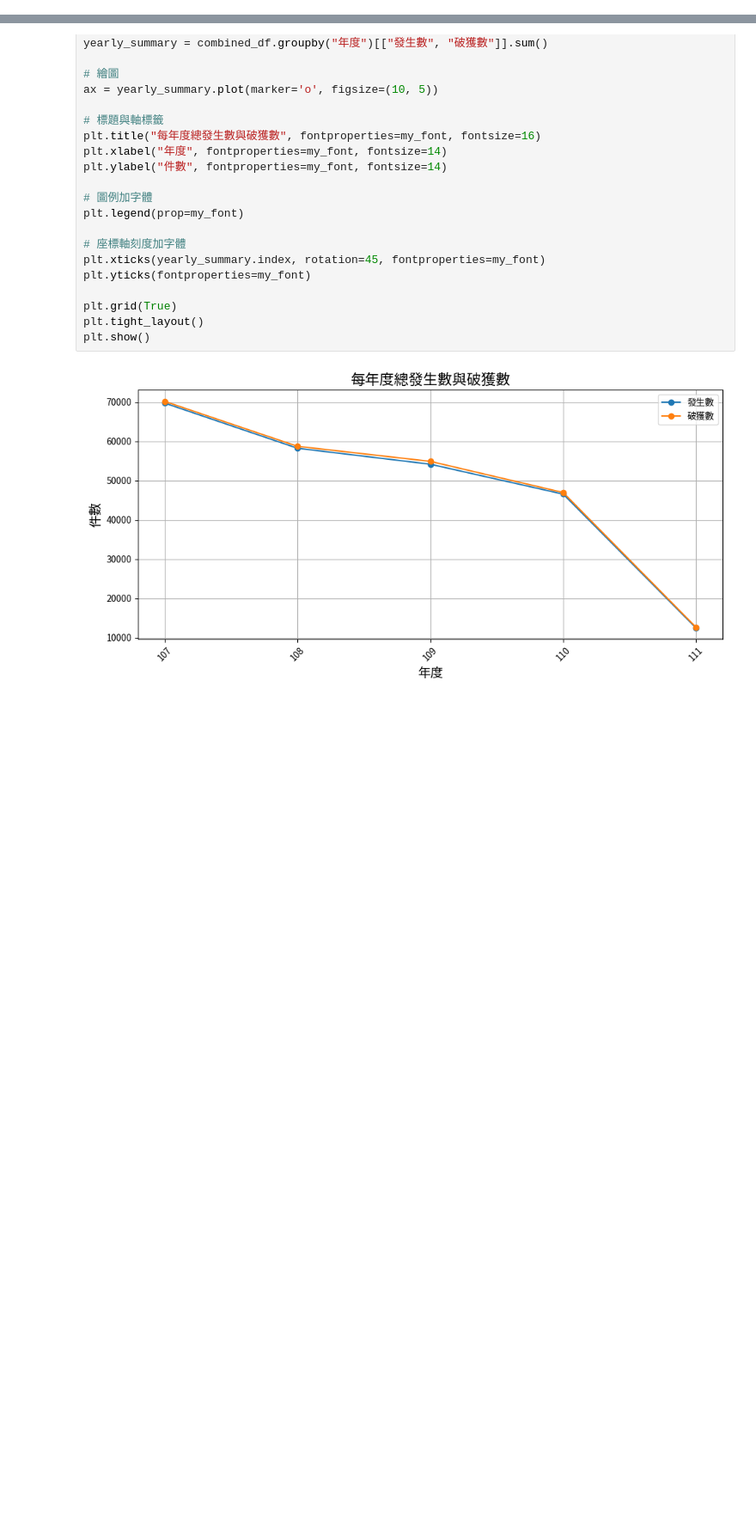
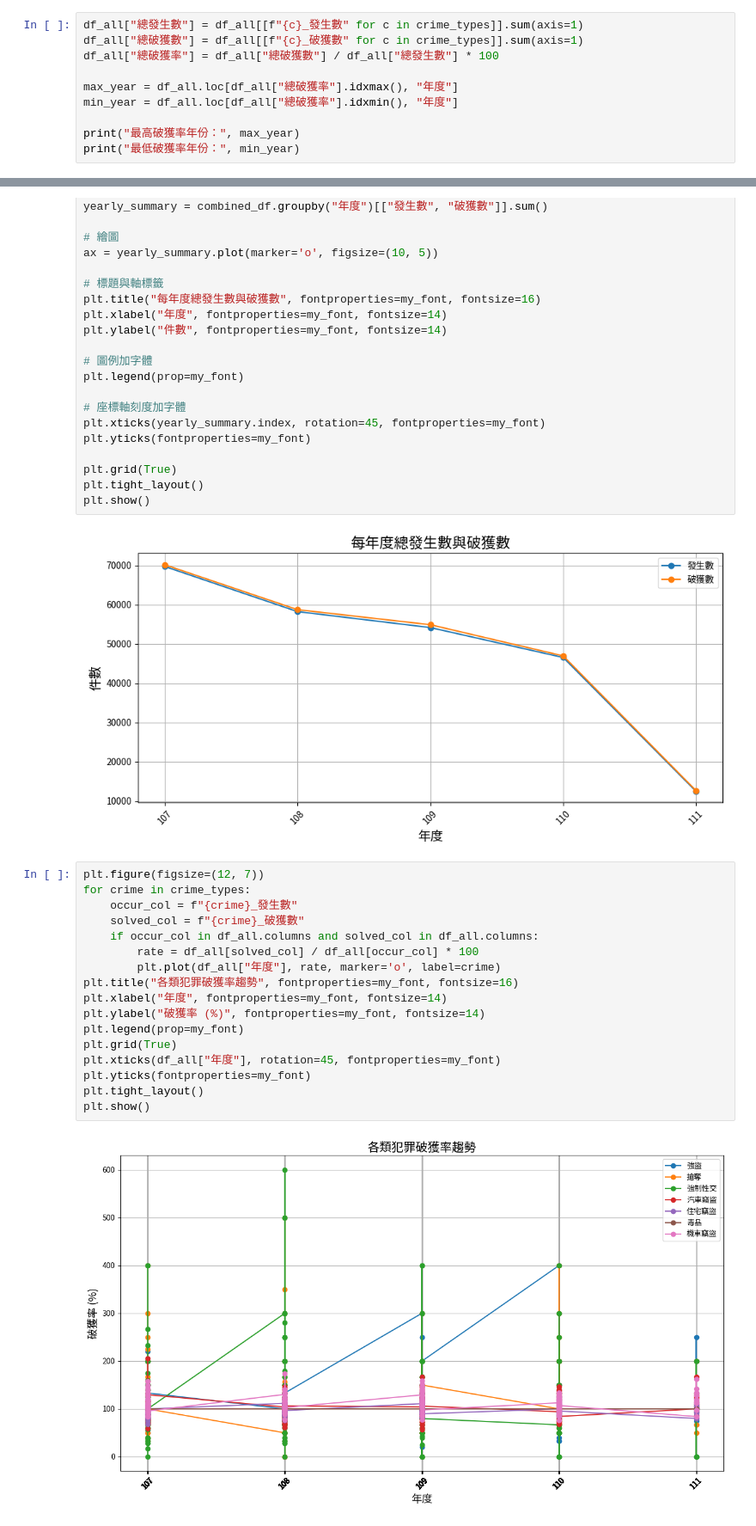
Before and after one commit to sakay0731/123, a Jupyter notebook: 法專三余潔期末作業.ipynb, the cells around one changed output, grey strips where cells are left out. Shown: that part at 86% size. Saved outputs shown, nothing was run; the diff lists cells and outputs as text; blank space fills up the shorter version.

```diff
--- a/法專三余潔期末作業.ipynb
+++ b/法專三余潔期末作業.ipynb
@@ -588,3 +588,13 @@ yearly_summary.sort_values("破獲率", ascending=False)
 | 110 | 46571 | 46980 | 100.88 |
 | 108 | 58273 | 58766 | 100.85 |
 | 107 | 69783 | 70219 | 100.62 |
+# %%
+df_all["總發生數"] = df_all[[f"{c}_發生數" for c in crime_types]].sum(axis=1)
+df_all["總破獲數"] = df_all[[f"{c}_破獲數" for c in crime_types]].sum(axis=1)
+df_all["總破獲率"] = df_all["總破獲數"] / df_all["總發生數"] * 100
+
+max_year = df_all.loc[df_all["總破獲率"].idxmax(), "年度"]
+min_year = df_all.loc[df_all["總破獲率"].idxmin(), "年度"]
+
+print("最高破獲率年份：", max_year)
+print("最低破獲率年份：", min_year)
@@ -652,3 +665,22 @@ plt.tight_layout()
 plt.show()
 # %% [output]
 [figure]
+# %%
+plt.figure(figsize=(12, 7))
+for crime in crime_types:
+    occur_col = f"{crime}_發生數"
+    solved_col = f"{crime}_破獲數"
+    if occur_col in df_all.columns and solved_col in df_all.columns:
+        rate = df_all[solved_col] / df_all[occur_col] * 100
+        plt.plot(df_all["年度"], rate, marker='o', label=crime)
+plt.title("各類犯罪破獲率趨勢", fontproperties=my_font, fontsize=16)
+plt.xlabel("年度", fontproperties=my_font, fontsize=14)
+plt.ylabel("破獲率 (%)", fontproperties=my_font, fontsize=14)
+plt.legend(prop=my_font)
+plt.grid(True)
+plt.xticks(df_all["年度"], rotation=45, fontproperties=my_font)
+plt.yticks(fontproperties=my_font)
+plt.tight_layout()
+plt.show()
+# %% [output]
+[figure, added]
```
Also changed, not shown: parts of 2 cells of this notebook.
